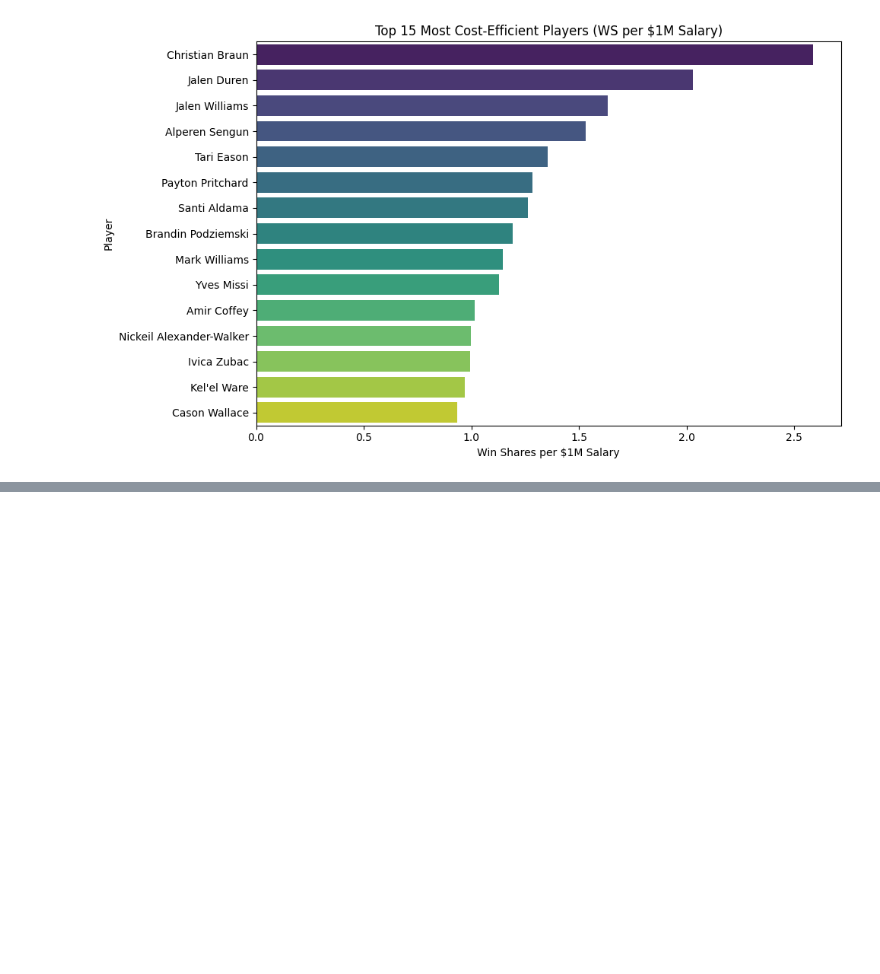
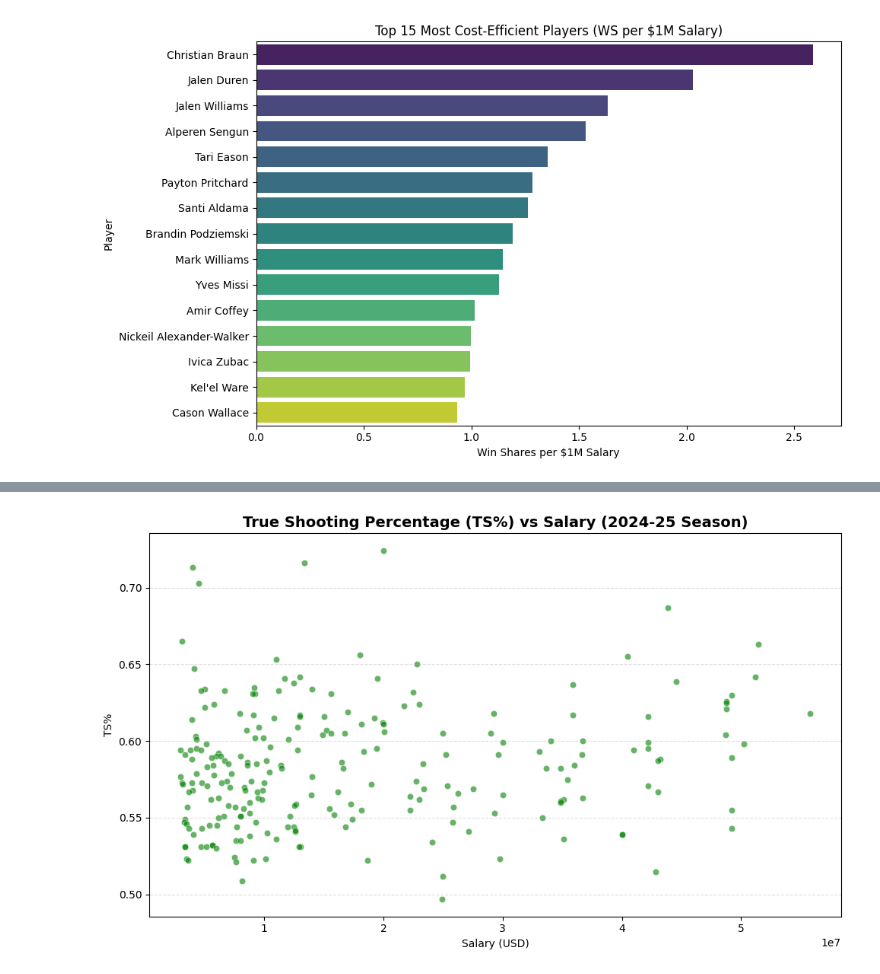
Before and after one commit to Hundo17/NBA_Contract_Value_Analysis, a Jupyter notebook: notebooks/Day2_Data_Cleaning.ipynb, the cells around one changed output, grey strips where cells are left out. Saved outputs shown, nothing was run; the diff lists cells and outputs as text; code cells hidden in the pictures; blank space fills up the shorter version.

```diff
--- a/notebooks/Day2_Data_Cleaning.ipynb
+++ b/notebooks/Day2_Data_Cleaning.ipynb
@@ -472,0 +512,17 @@ Passing `palette` without assigning `hue` is deprecated and will be removed in v
+# %%
+# Load TS% vs Salary query
+ts_eff = pd.read_sql(open("../sql/ts_pct_vs_salary.sql").read(), engine)
+
+# Scatter plot for TS% vs Salary
+plt.figure(figsize=(10,6))
+sns.scatterplot(data=ts_eff, x="salary", y="ts_pct", color="green", alpha=0.6)
+
+plt.title("True Shooting Percentage (TS%) vs Salary (2024-25 Season)", fontsize=14, weight="bold")
+plt.xlabel("Salary (USD)")
+plt.ylabel("TS%")
+plt.grid(axis='y', linestyle='--', alpha=0.4)
+
+plt.tight_layout()
+plt.show()
+# %% [output]
+[figure, added]
```
Also changed, not shown: parts of 12 cells of this notebook, 3 other files.
